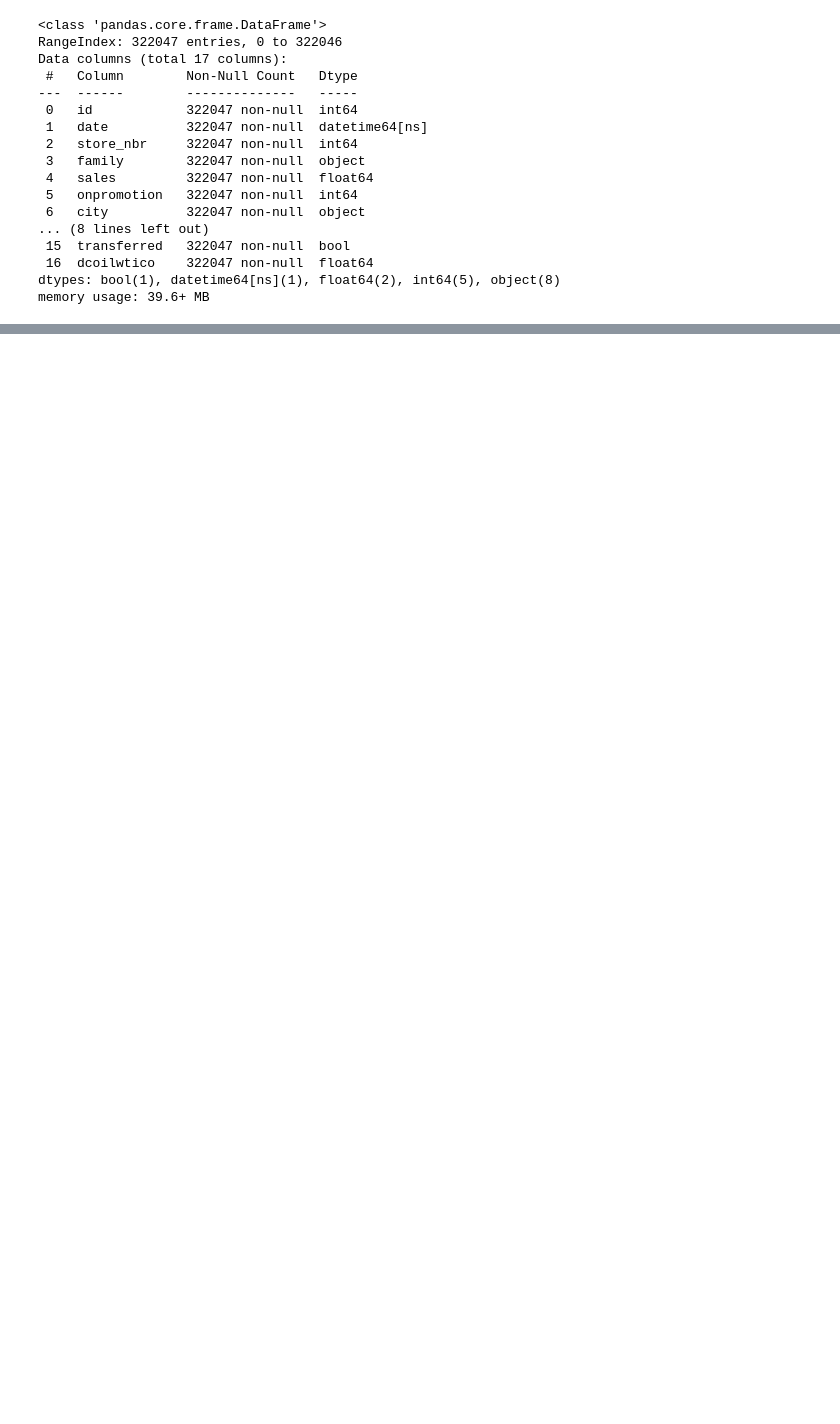
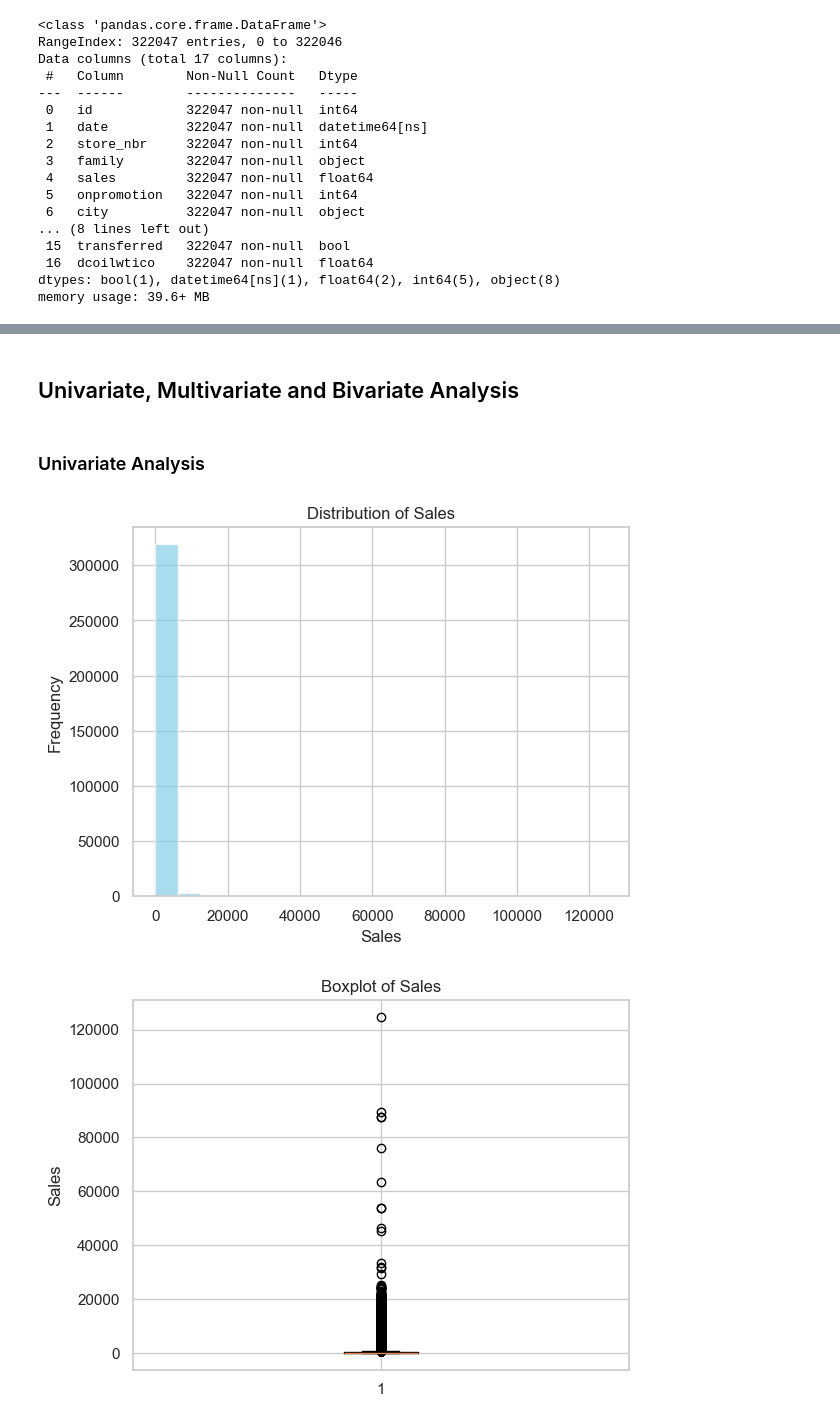
Before and after one commit to Samidirbsa/LP3-Regression, a Jupyter notebook: main.ipynb, the cells around one changed output, grey strips where cells are left out. Drawn from its saved outputs; the diff is of its cells as text; code cells hidden in the pictures; blank space fills up the shorter version.

```diff
--- a/main.ipynb
+++ b/main.ipynb
@@ -502,0 +524,4 @@ memory usage: 39.6+ MB
+# %%
+# Renaming the columns with the approapriate names
+merged_df = merged_df.rename(columns={"type_x": "store_type", "type_y": "holiday_type"})
+merged_df.head()
@@ -502,0 +616,20 @@ memory usage: 39.6+ MB
+# %% [markdown]
+## Univariate, Multivariate and Bivariate Analysis
+# %% [markdown]
+### Univariate Analysis
+# %%
+# Histogram
+plt.hist(merged_df['sales'], bins=20, color='skyblue', alpha=0.7)
+plt.xlabel('Sales')
+plt.ylabel('Frequency')
+plt.title('Distribution of Sales')
+plt.show()
+
+# Boxplot
+plt.boxplot(merged_df['sales'])
+plt.ylabel('Sales')
+plt.title('Boxplot of Sales')
+plt.show()
+# %% [output]
+[figure, added]
+[figure, added]
```
Also changed, not shown: parts of 10 cells of this notebook, 1 other file.
